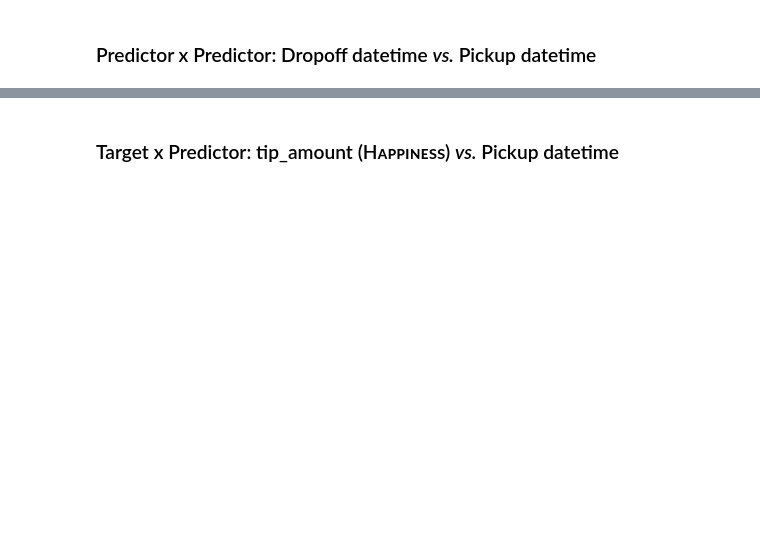
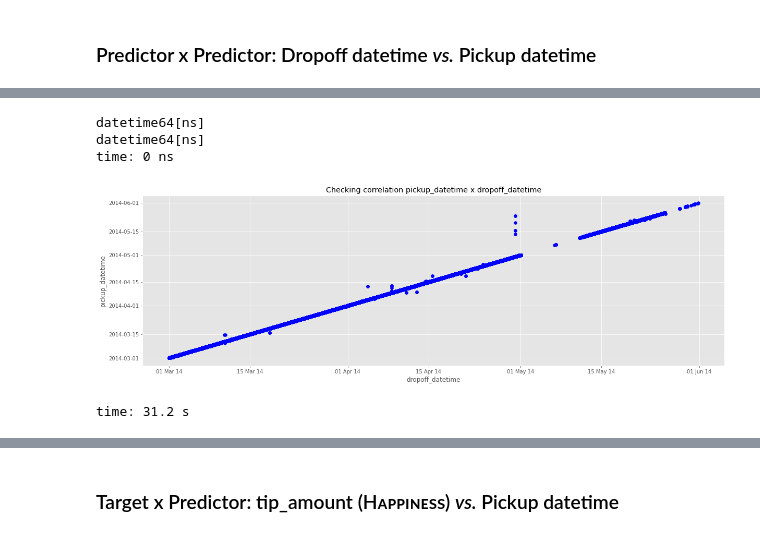
Before and after one commit to isis-santos-costa/99_Challenge, a Jupyter notebook: 99__EDA.ipynb, the cells around one changed output, grey strips where cells are left out. Drawn from its saved outputs; the diff is of its cells as text; code cells hidden in the pictures; blank space fills up the shorter version.

```diff
--- a/99__EDA.ipynb
+++ b/99__EDA.ipynb
@@ -545,0 +605,3 @@ time: 31.2 s
+# %%
+df['dropoff_datetime'] = pd.to_datetime(df['dropoff_datetime'])
+df['dropoff_datetime'].head(3)
@@ -545,0 +614,3 @@ time: 31.2 s
+# %%
+df['pickup_datetime'] = pd.to_datetime(df['pickup_datetime'])
+df['pickup_datetime'].head(3)
@@ -546,10 +623,25 @@ time: 31.2 s
+# %%
+print(df['dropoff_datetime'].dtype)
+print(df['pickup_datetime'].dtype)
+# %% [output]
+datetime64[ns]
+datetime64[ns]
+time: 0 ns
 # %%
 # Checking correlation Dropoff datetime x Pickup datetime
 x, y = df['dropoff_datetime'], df['pickup_datetime']
 
 plt.figure(figsize=(20, 6))
 plt.scatter(x, y, c='blue')
 plt.title('Checking correlation '+ y.name + ' x '+ x.name)
 plt.xlabel(x.name)
 plt.ylabel(y.name)
+
+import matplotlib.dates as mdates
+dtFmt = mdates.DateFormatter('%d %b %y')
+plt.gca().xaxis.set_major_formatter(dtFmt)
+
 plt.show()
+# %% [output]
+[figure, added]
+time: 31.2 s
```
Also changed, not shown: parts of 268 cells of this notebook.
